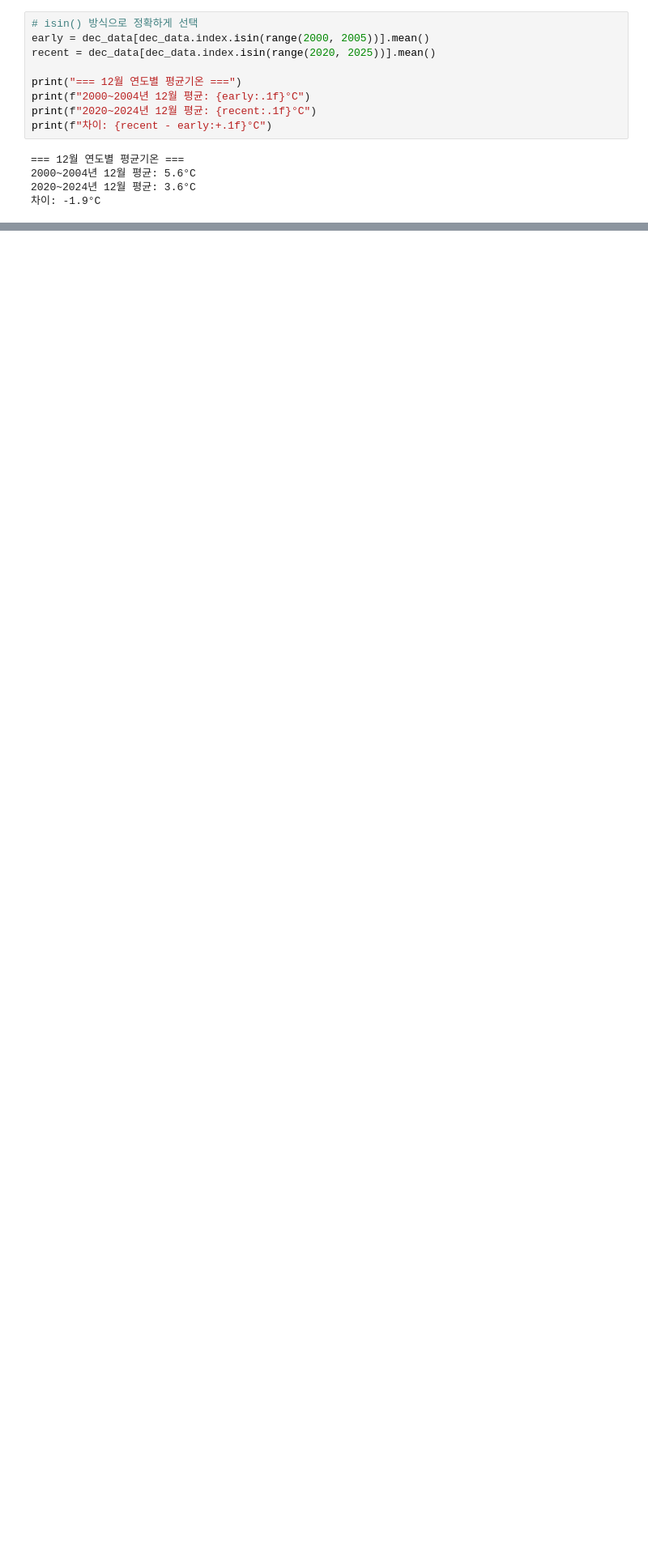
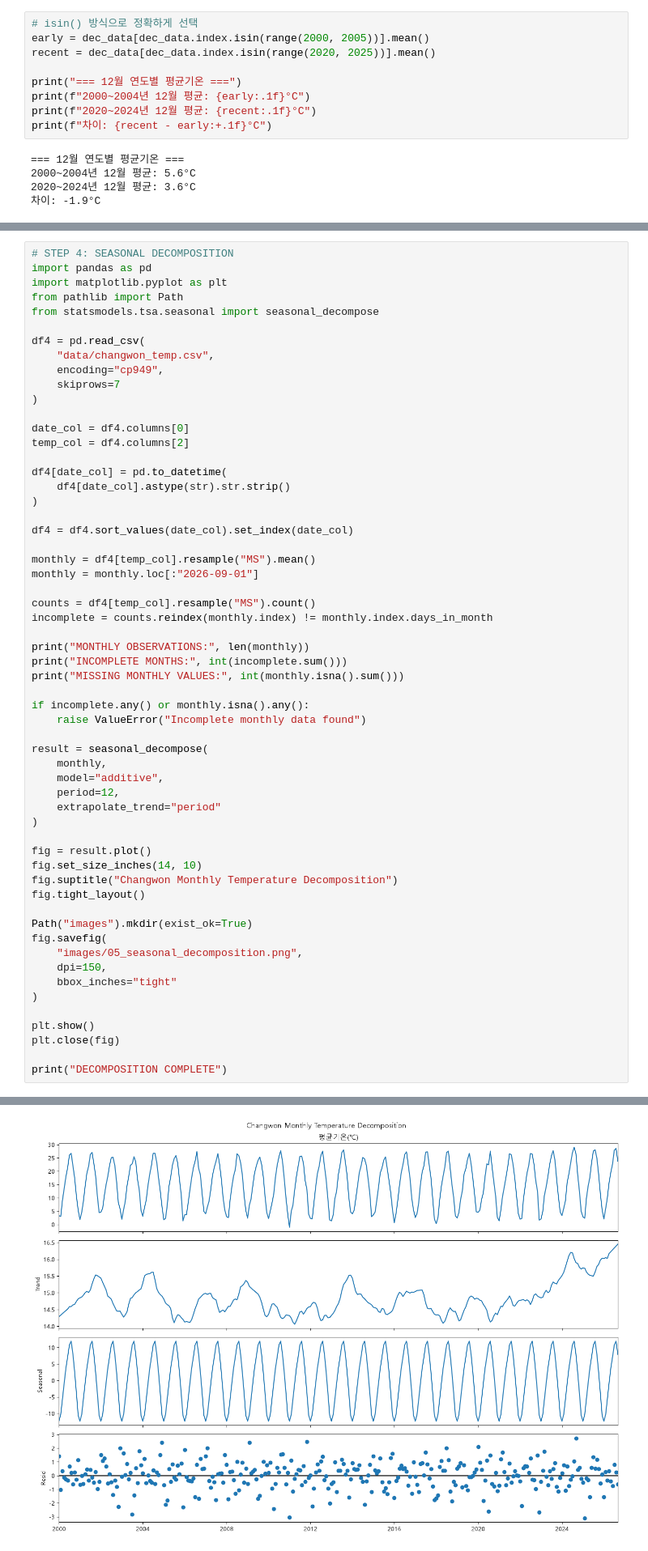
Before and after one commit to fdyoung9-a11y/changwon_temp, a Jupyter notebook: changwon_analysis.ipynb, the cells around one changed output, grey strips where cells are left out. Shown at 81% size. Cells and saved outputs as stored; diff of their text form; blank space fills up the shorter version.

```diff
--- a/changwon_analysis.ipynb
+++ b/changwon_analysis.ipynb
@@ -567,0 +659,59 @@ print(f"차이: {recent - early:+.1f}°C")
+# %%
+# STEP 4: SEASONAL DECOMPOSITION
+import pandas as pd
+import matplotlib.pyplot as plt
+from pathlib import Path
+from statsmodels.tsa.seasonal import seasonal_decompose
+
+df4 = pd.read_csv(
+    "data/changwon_temp.csv",
+    encoding="cp949",
+    skiprows=7
+)
+
+date_col = df4.columns[0]
+temp_col = df4.columns[2]
+
+df4[date_col] = pd.to_datetime(
+    df4[date_col].astype(str).str.strip()
+)
+
+df4 = df4.sort_values(date_col).set_index(date_col)
+
+monthly = df4[temp_col].resample("MS").mean()
+monthly = monthly.loc[:"2026-09-01"]
+
+counts = df4[temp_col].resample("MS").count()
+incomplete = counts.reindex(monthly.index) != monthly.index.days_in_month
+
+print("MONTHLY OBSERVATIONS:", len(monthly))
+print("INCOMPLETE MONTHS:", int(incomplete.sum()))
+print("MISSING MONTHLY VALUES:", int(monthly.isna().sum()))
+
+if incomplete.any() or monthly.isna().any():
+    raise ValueError("Incomplete monthly data found")
+
+result = seasonal_decompose(
+    monthly,
+    model="additive",
+    period=12,
+    extrapolate_trend="period"
+)
+
+fig = result.plot()
+fig.set_size_inches(14, 10)
+fig.suptitle("Changwon Monthly Temperature Decomposition")
+fig.tight_layout()
+
+Path("images").mkdir(exist_ok=True)
+fig.savefig(
+    "images/05_seasonal_decomposition.png",
+    dpi=150,
+    bbox_inches="tight"
+)
+
+plt.show()
+plt.close(fig)
+
+print("DECOMPOSITION COMPLETE")
+# %% [output]
@@ -567,0 +721 @@ print(f"차이: {recent - early:+.1f}°C")
+[figure, added]
```
Also changed, not shown: parts of 16 cells of this notebook, 9 other files.
